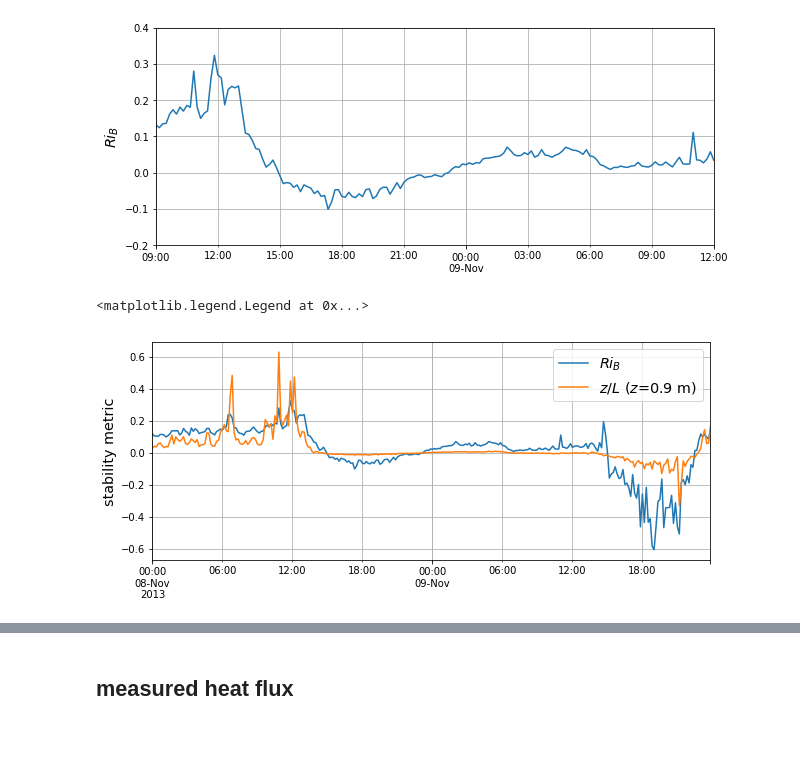
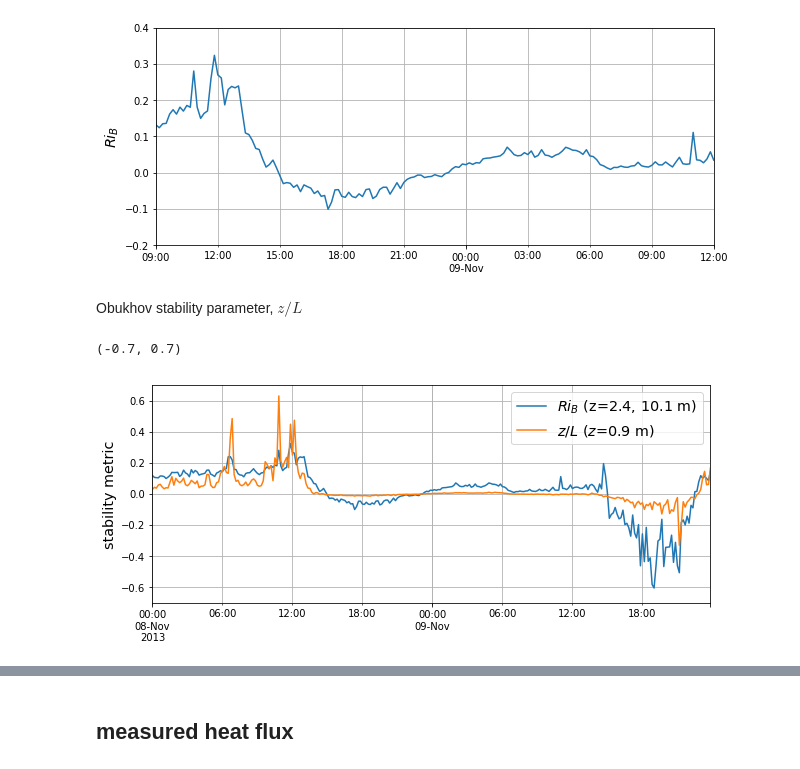
Before and after one commit to a2e-mmc/assessment, a Jupyter notebook: datasets/SWiFT/TTU_tower_heatflux_stability.ipynb, the cells around one changed output, grey strips where cells are left out. Cells and saved outputs as stored; diff of their text form; code cells hidden in the pictures; blank space fills up the shorter version.

```diff
--- a/datasets/SWiFT/TTU_tower_heatflux_stability.ipynb
+++ b/datasets/SWiFT/TTU_tower_heatflux_stability.ipynb
@@ -185,23 +188,27 @@ ax.set_ylim((-0.2, 0.4))
 ax.grid(which='both')
 # %% [output]
 [figure]
+# %% [markdown]
+Obukhov stability parameter, $z/L$
 # %%
 df_10min['L'] = -df_10min['u*']**3 * df_10min['Tv'] / (0.4 * 9.81 * df_10min['hflux'])
 for z in heights:
     df_10min.loc[(slice(None),z), 'z/L'] = z / df_10min.loc[(slice(None),z), 'L']
 # %%
 fig,ax = plt.subplots(figsize=(10,4))
-bulk_Ri.plot(label=r'$Ri_B$')
+bulk_Ri.plot(label=r'$Ri_B$ (z={:g}, {:g} m)'.format(z0,z1))
+#for z in heights[:4]:
 for z in heights[:1]:
     z_L = df_10min.xs(z,level='height')['z/L']
     z_L.plot(label=r'$z/L$ ($z$={:g} m)'.format(z))
 ax.set_xlabel('')
 ax.set_ylabel('stability metric',fontsize='x-large')
 ax.grid(which='both')
-ax.legend(fontsize='x-large')
+ax.legend(fontsize='x-large')#,ncol=2)
+ax.set_ylim((-0.7,0.7))
 # %% [output]
-<matplotlib.legend.Legend at 0x...>
+(-0.7, 0.7)
-[figure, old version]
+[figure, new version]
 # %%
 fig,ax = plt.subplots(figsize=(10,4))
 bulk_Ri.plot(color='b')
```
Also changed, not shown: parts of 7 cells of this notebook.
